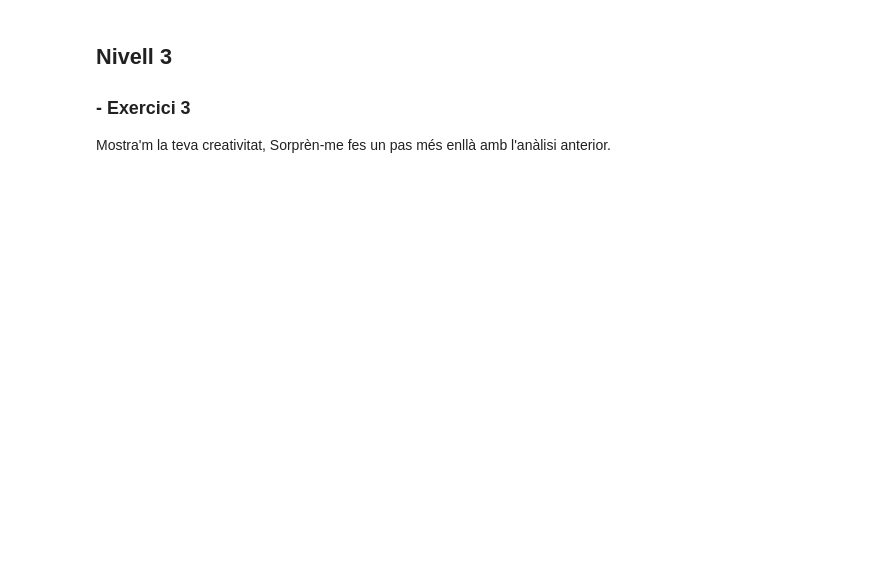
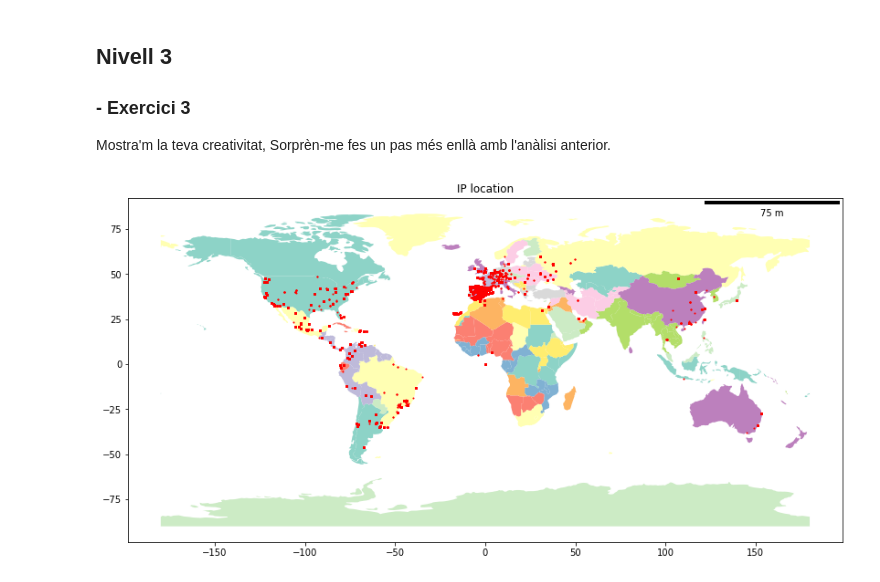
Before and after one commit to hidenfox/Registre-de-logs, a Jupyter notebook: S04T01.ipynb, the cells around one changed output. Drawn from its saved outputs; the diff is of its cells as text; code cells hidden in the pictures; blank space fills up the shorter version.

```diff
--- a/S04T01.ipynb
+++ b/S04T01.ipynb
@@ -29,0 +36,7 @@ df.tail(100)
+# %%
+df.Date = pd.to_datetime(df.Date.str.replace(':',' ',1))
+# %%
+df.astype({"ServerName":str,"PkgSize":float,"ErrorCode":float})
+df.ErrorCode.fillna(0)
+df['Request'] = df['Request'].astype('category')
+df.info()
@@ -33,7 +78,30 @@ df.tail(100)
 ### - Exercici 2
 
 Neteja, preprocesa, estructura i transforma (dataframe) les dades del registre d'Accés a la web.
+# %%
+
+import IP2Location
+from shapely.geometry import Point
+class resolver:
+    def __init__(self, ip):
+        IP2LocObj = IP2Location.IP2Location()
+        IP2LocObj.open("IP2LOCATION-LITE-DB11.BIN")
+        self.result = IP2LocObj.get_all(ip)
+    def get_city(self):
+        return self.result.city
+    def get_region(self):
+        return self.result.region
+    def get_country(self):
+        return self.result.country_long
+    def get_coordenadas(self):
+        return Point(float(self.result.longitude),float(self.result.latitude))
+    def get_json(self):
+        return (self.result.str)
 # %% [markdown]
 ### - Exercici 3
 
 Geolocalitza les IP's.
+# %%
+import geopandas as gpd
+df_clean=df.dropna(subset=['IP'])
+df_clean['location']=df_clean.apply(lambda row: resolver(row['IP']).get_coordenadas(),axis=1)
@@ -43,3 +131,16 @@ Geolocalitza les IP's.
 ### - Exercici 3
 
 Mostra'm la teva creativitat, Sorprèn-me fes un pas més enllà amb l'anàlisi anterior.
+# %%
+import matplotlib.pyplot as plt
+from geopandas import GeoDataFrame
+from matplotlib_scalebar.scalebar import ScaleBar
+
+gdf = GeoDataFrame(df_clean, geometry=df_clean['location'])
+world = gpd.read_file(gpd.datasets.get_path('naturalearth_lowres'))
+ax=world.plot(cmap='Set3', legend=True,figsize=(14, 14))
+ax.add_artist(ScaleBar(1))
+plt.title('IP location')
+gdf.plot(ax=ax, marker='o', color='red', markersize=1);
+# %% [output]
+[figure, added]
```
Also changed, not shown: parts of 5 cells of this notebook, 1 other file.
